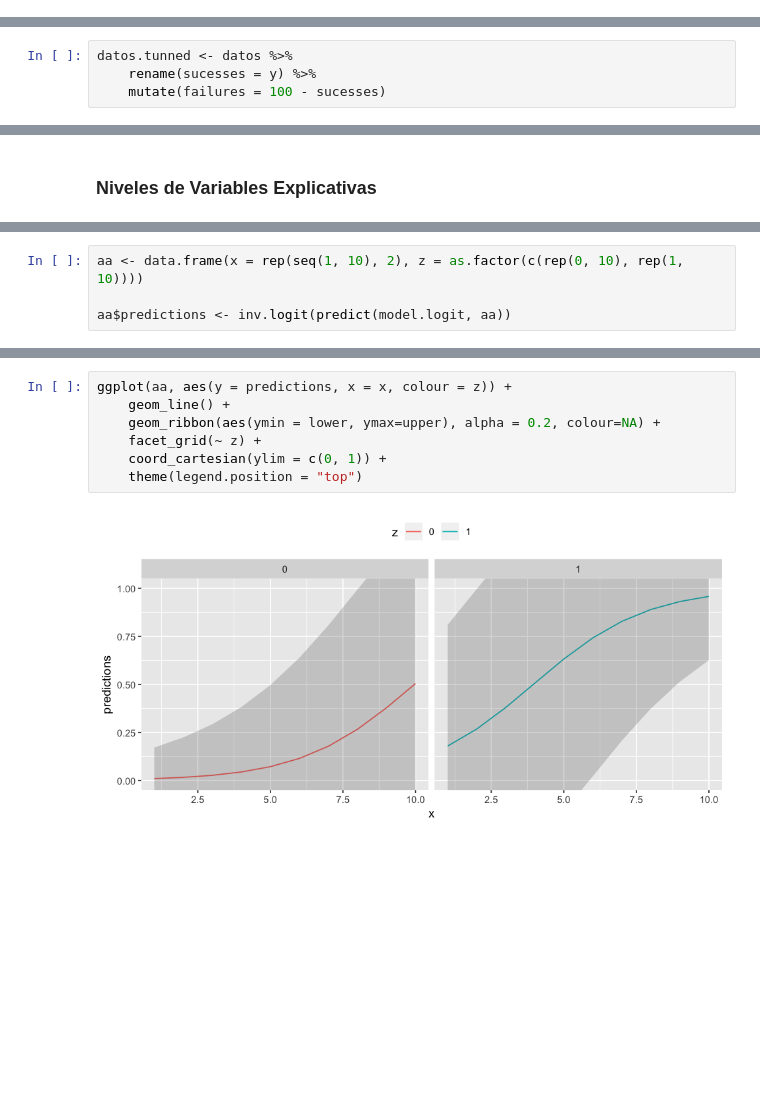
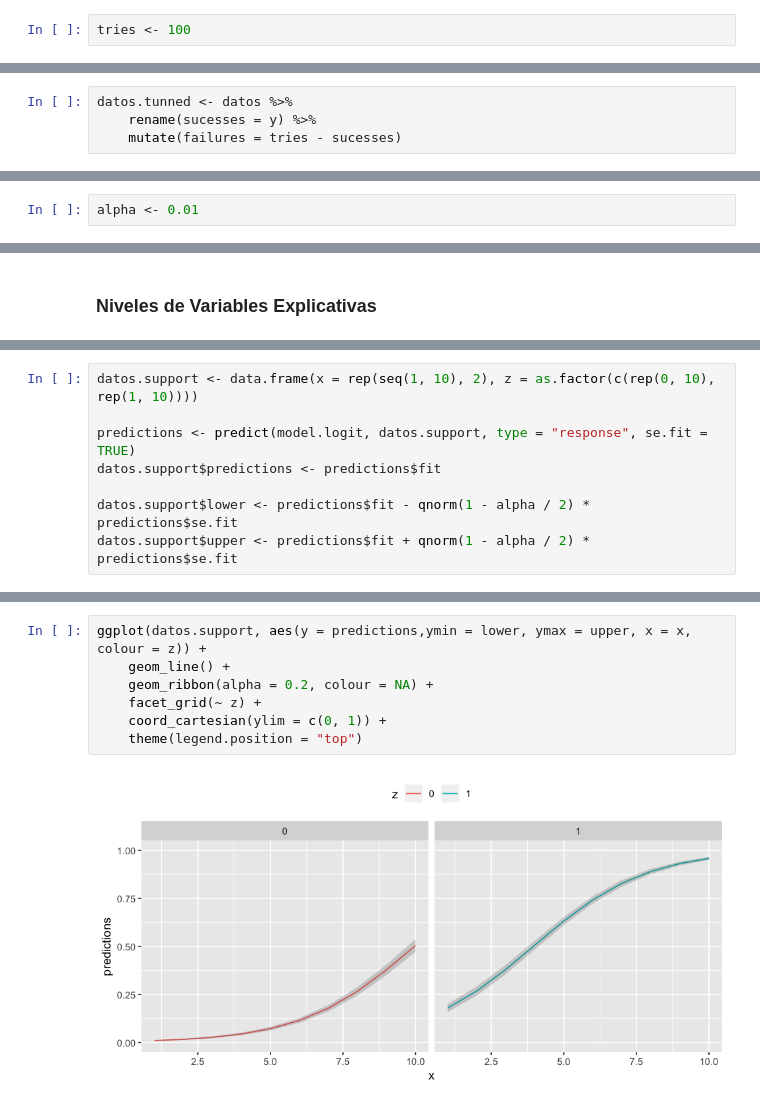
Before and after one commit to garciparedes/logistic-contingency, a Jupyter notebook: notebook.ipynb, the cells around one changed output, grey strips where cells are left out. Drawn from its saved outputs; the diff is of its cells as text; blank space fills up the shorter version.

```diff
--- a/notebook.ipynb
+++ b/notebook.ipynb
@@ -32,6 +17,8 @@ The following object is masked from ‘package:dplyr’:
 options(repr.plot.width = 8, repr.plot.height = 4)
 # %% [markdown]
 #### Lectura de Datos
+# %%
+tries <- 100
 # %%
 datos <- read.table('datos.txt', header = TRUE)
 # %%
@@ -83,7 +70,7 @@ pairs(y ~ x + t + z, datos, pch = 20)
 # %%
 datos.tunned <- datos %>%
     rename(sucesses = y) %>%
-    mutate(failures = 100 - sucesses)
+    mutate(failures = tries - sucesses)
 # %% [markdown]
 ### Modelo Logístico Completo (full)
 # %%
@@ -192,3 +181,5 @@ $$E[logit(y)] = X + Z$$
+# %%
+alpha <- 0.01
 # %%
 logit <- function(p) {
     log(p / (1 - p))
@@ -238,4 +249,8 @@ dosis.pivot + c(-1, 1) * qnorm(0.975) * dosis.se
 # %%
-aa <- data.frame(x = rep(seq(1, 10), 2), z = as.factor(c(rep(0, 10), rep(1, 10))))
+datos.support <- data.frame(x = rep(seq(1, 10), 2), z = as.factor(c(rep(0, 10), rep(1, 10))))
 
-aa$predictions <- inv.logit(predict(model.logit, aa))
+predictions <- predict(model.logit, datos.support, type = "response", se.fit = TRUE)
+datos.support$predictions <- predictions$fit
+
+datos.support$lower <- predictions$fit - qnorm(1 - alpha / 2) * predictions$se.fit
+datos.support$upper <- predictions$fit + qnorm(1 - alpha / 2) * predictions$se.fit
@@ -265,9 +257,9 @@ aa
 # %%
-ggplot(aa, aes(y = predictions, x = x, colour = z)) +
+ggplot(datos.support, aes(y = predictions,ymin = lower, ymax = upper, x = x, colour = z)) +
     geom_line() +
-    geom_ribbon(aes(ymin = lower, ymax=upper), alpha = 0.2, colour=NA) +
+    geom_ribbon(alpha = 0.2, colour = NA) +
     facet_grid(~ z) +
     coord_cartesian(ylim = c(0, 1)) +
     theme(legend.position = "top")
 # %% [output]
-[figure, old version]
+[figure, new version]
```
Also changed, not shown: parts of 19 cells of this notebook.
